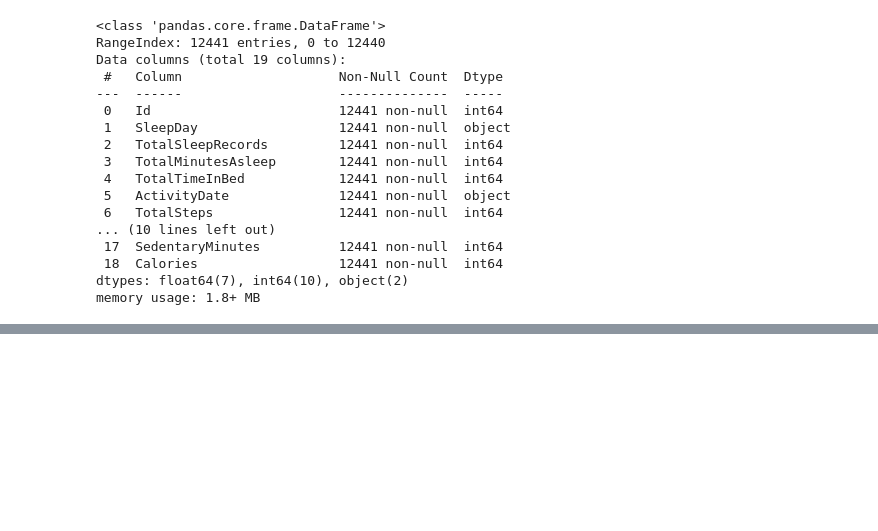
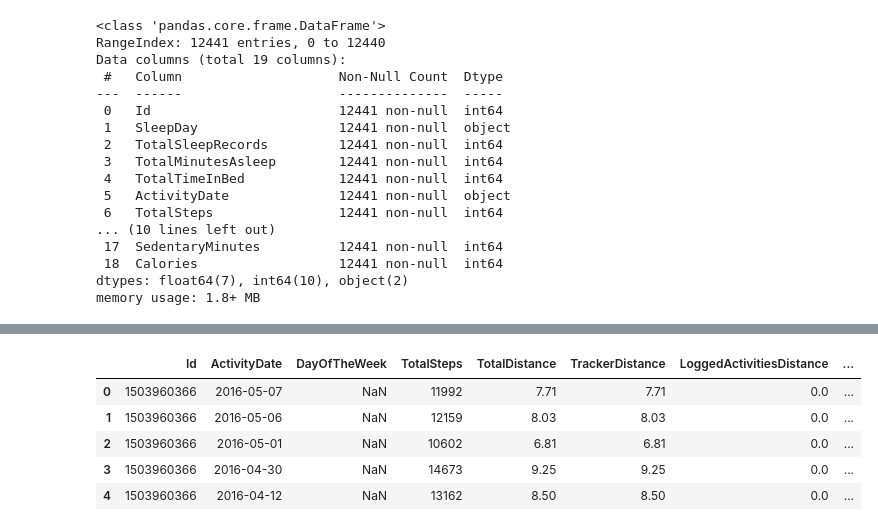
Before and after one commit to SheryllD/Project_SQL_Database, a Jupyter notebook: Data_Wrangling.ipynb, the cells around one changed output, grey strips where cells are left out. Cells and saved outputs as stored; diff of their text form; code cells hidden in the pictures; blank space fills up the shorter version.

```diff
--- a/Data_Wrangling.ipynb
+++ b/Data_Wrangling.ipynb
@@ -198,0 +232,12 @@ memory usage: 1.8+ MB
+# %%
+# Dataset with new arranged columns
+new_columns = ['Id', 'ActivityDate', 'DayOfTheWeek', 'TotalSteps', 'TotalDistance', 'TrackerDistance', 'LoggedActivitiesDistance', 'VeryActiveDistance', 'ModeratelyActiveDistance', 'LightActiveDistance', 'SedentaryActiveDistance', 'VeryActiveMinutes', 'FairlyActiveMinutes', 'LightlyActiveMinutes', 'SedentaryMinutes', 'TotalExerciseMinutes', 'TotalExerciseHours', 'Calories']
+new_fitbit_df = fitbit_df.reindex(columns=new_columns)
+new_fitbit_df.head()
+# %% [output]
+|  | Id | ActivityDate | DayOfTheWeek | TotalSteps | TotalDistance | TrackerDistance | LoggedActivitiesDistance | ... |
+| 0 | 1503960366 | 2016-05-07 | NaN | 11992 | 7.71 | 7.71 | 0.0 | ... |
+| 1 | 1503960366 | 2016-05-06 | NaN | 12159 | 8.03 | 8.03 | 0.0 | ... |
+| 2 | 1503960366 | 2016-05-01 | NaN | 10602 | 6.81 | 6.81 | 0.0 | ... |
+| 3 | 1503960366 | 2016-04-30 | NaN | 14673 | 9.25 | 9.25 | 0.0 | ... |
+| 4 | 1503960366 | 2016-04-12 | NaN | 13162 | 8.50 | 8.50 | 0.0 | ... |
```
Also changed, not shown: parts of 20 cells of this notebook.
